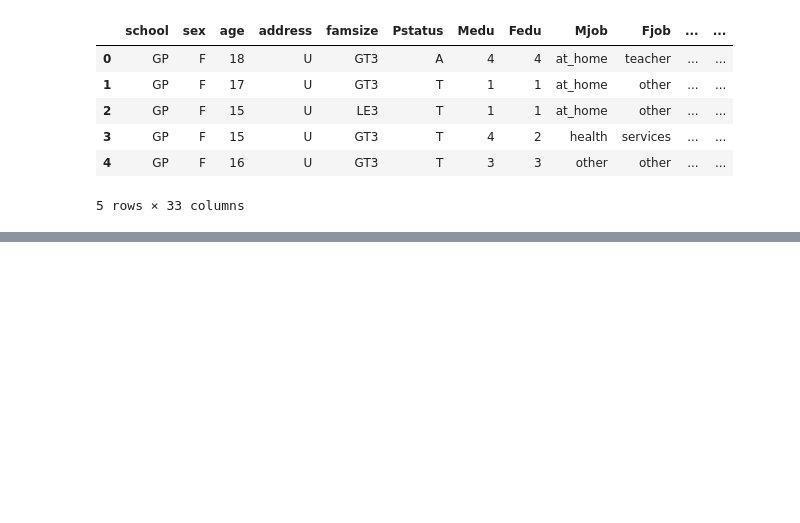
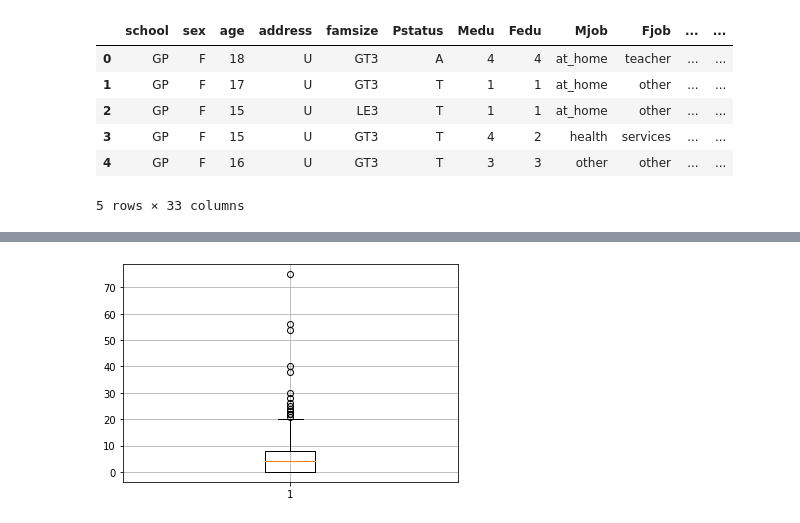
Before and after one commit to Sunao-Yoshii/StudyDocs, a Jupyter notebook: datascience/ch3/DataloadExample.ipynb, the cells around one changed output, grey strips where cells are left out. Cells and saved outputs as stored; diff of their text form; code cells hidden in the pictures; blank space fills up the shorter version.

```diff
--- a/datascience/ch3/DataloadExample.ipynb
+++ b/datascience/ch3/DataloadExample.ipynb
@@ -48,0 +234,6 @@ CSV じゃねーのかよ！？
+# %%
+#  欠席数
+plt.boxplot(student_data_math['absences'])
+plt.grid(True)
+# %% [output]
+[figure, added]
```
Also changed, not shown: parts of 33 cells of this notebook, 8 other files.
